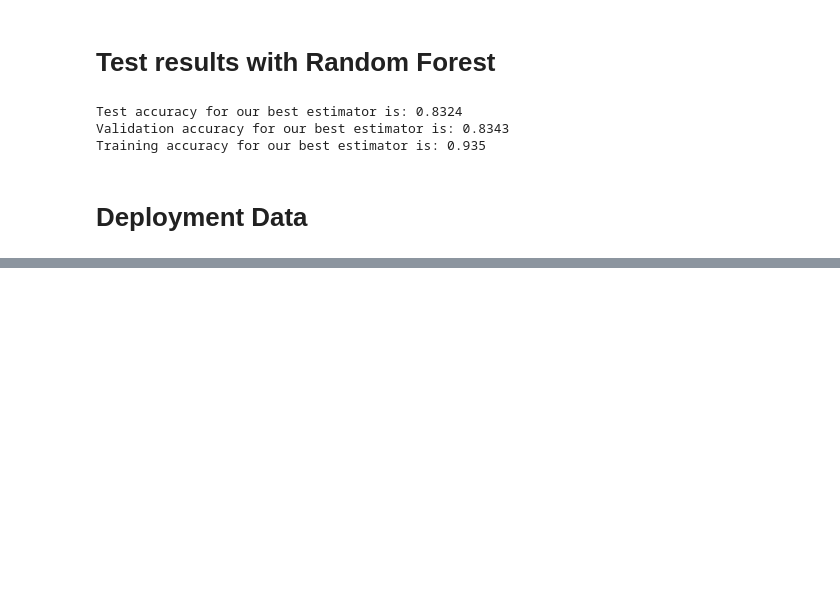
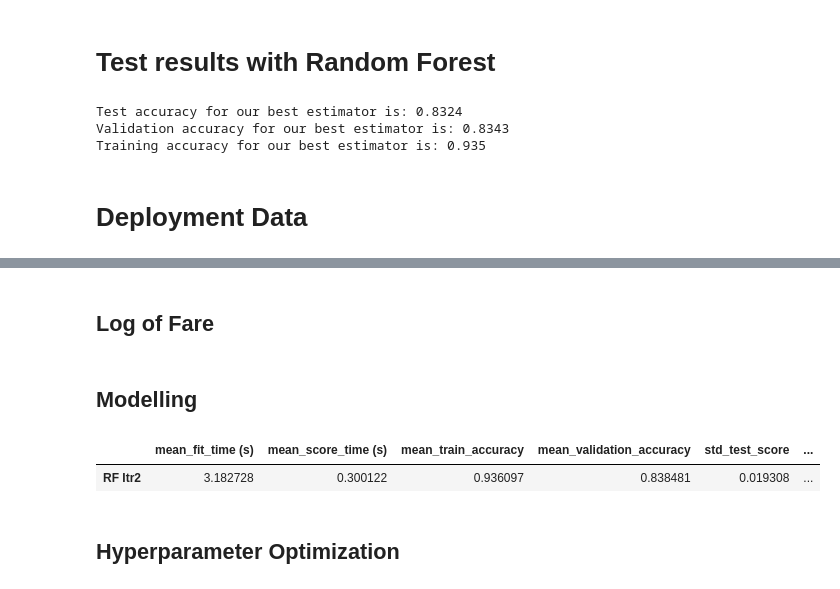
Before and after one commit to debanandasarkar/Kaggle_Titanic, a Jupyter notebook: Titanic_notebook.ipynb, the cells around one changed output, grey strips where cells are left out. Cells and saved outputs as stored; diff of their text form; code cells hidden in the pictures; blank space fills up the shorter version.

```diff
--- a/Titanic_notebook.ipynb
+++ b/Titanic_notebook.ipynb
@@ -470,0 +620,2 @@ final_prediction = pd.DataFrame(
+# %% [markdown]
+## Log of Fare
@@ -470,0 +627,46 @@ final_prediction = pd.DataFrame(
+# %% [markdown]
+## Modelling
+# %%
+numeric_features = ['Age', 'Fare', 'associated_members']
+categorical_features = ['Sex', 'Embarked']
+ordinal_features = ['Pclass', 'is_alone']
+remainder_features = []
+drop_features = ['Name', 'Ticket', 'Cabin', 'SibSp', 'Parch', "cabin_type", "fare_log"]
+X_train, y_train = train_df.drop(columns=["Survived"]), train_df["Survived"]
+X_test, y_test = test_df.drop(columns=["Survived"]), test_df["Survived"]
+# %%
+numeric_pipeline_median = make_pipeline(
+    SimpleImputer(strategy="median"), StandardScaler()
+)
+categorical_pipeline = make_pipeline(
+    SimpleImputer(strategy="most_frequent"),
+    OneHotEncoder(handle_unknown="ignore"),
+)
+ordinal_pipeline = make_pipeline(SimpleImputer(strategy="median"))
+
+transformers = ColumnTransformer(
+    transformers=[
+        ("num", numeric_pipeline_median, numeric_features),
+        ("cat", categorical_pipeline, categorical_features),
+        ("ord", ordinal_pipeline, ordinal_features)
+    ],
+    remainder="drop"
+)
+# %%
+pipe_model = make_pipeline(
+    transformers,
+    RandomForestClassifier(
+        min_samples_split=6, n_estimators=1000, random_state=2020, n_jobs=-1
+    ),
+)
+scores = cross_validate(
+    pipe_model, X_train, y_train, cv=5, return_train_score=True, n_jobs=-1
+)
+results_dict={}
+store_cross_val_results("RF Itr2", scores, results_dict)
+pd.DataFrame(results_dict).T
+# %% [output]
+|  | mean_fit_time (s) | mean_score_time (s) | mean_train_accuracy | mean_validation_accuracy | std_test_score | ... |
+| RF Itr2 | 3.182728 | 0.300122 | 0.936097 | 0.838481 | 0.019308 | ... |
+# %% [markdown]
+## Hyperparameter Optimization
```
Also changed, not shown: parts of 44 cells of this notebook, 1 other file.
